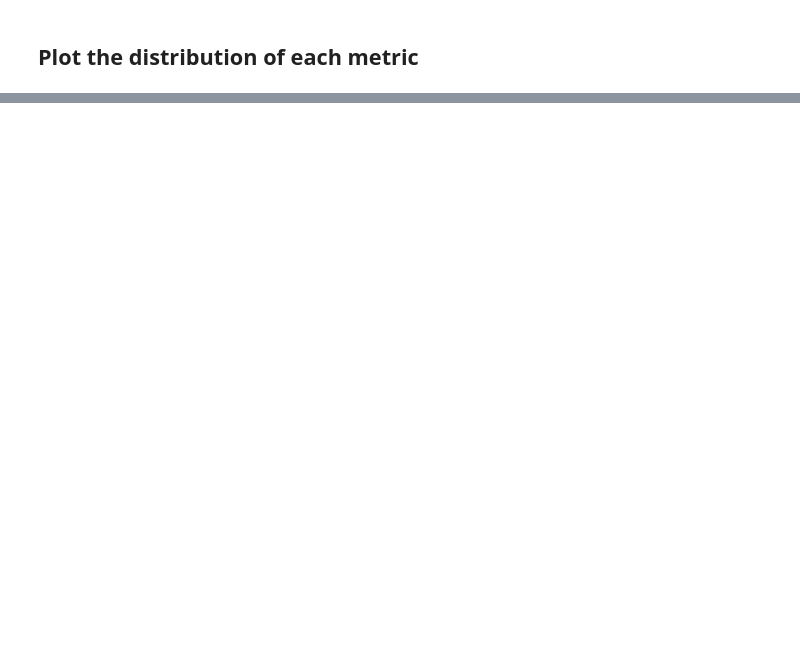
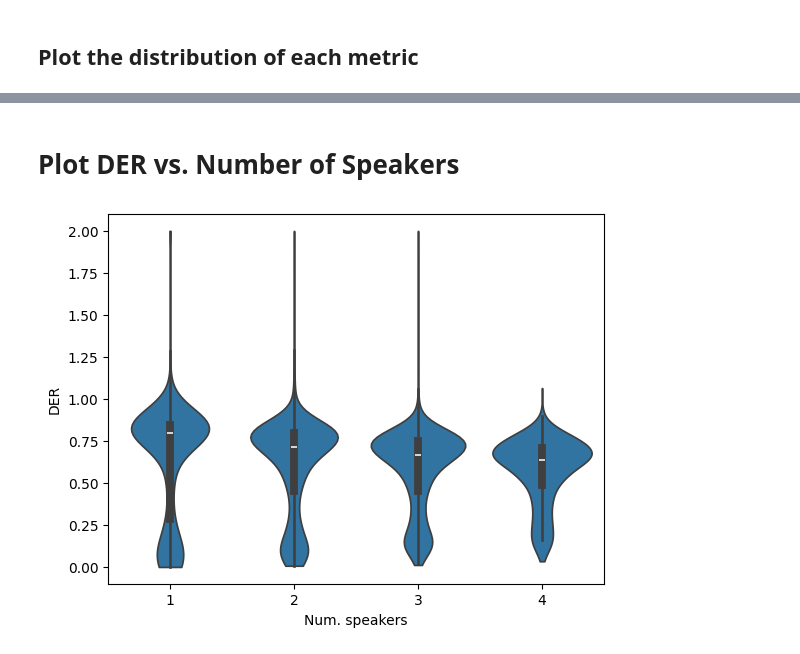
Before and after one commit to nmehlman/multiparty_diarization, a Jupyter notebook: results/analysis.ipynb, the cells around one changed output, grey strips where cells are left out. Saved outputs shown, nothing was run; the diff lists cells and outputs as text; code cells hidden in the pictures; blank space fills up the shorter version.

```diff
--- a/results/analysis.ipynb
+++ b/results/analysis.ipynb
@@ -49,0 +48,17 @@ summary.to_csv(f'./{experiment_name}_summary.csv')
+# %% [markdown]
+# Plot DER vs. Number of Speakers
+# %%
+clip_der = 2.0
+
+der = [min(sample['der'], clip_der) for sample in results]
+
+
+n_speakers = [sample['info']['n_speakers'] for sample in results]
+
+sns.violinplot(x=n_speakers, y=der, cut=0)
+plt.xlabel('Num. speakers')
+plt.ylabel('DER')
+
+plt.show()
+# %% [output]
+[figure, added]
```
Also changed, not shown: parts of 1 cell of this notebook, 6 other files.
